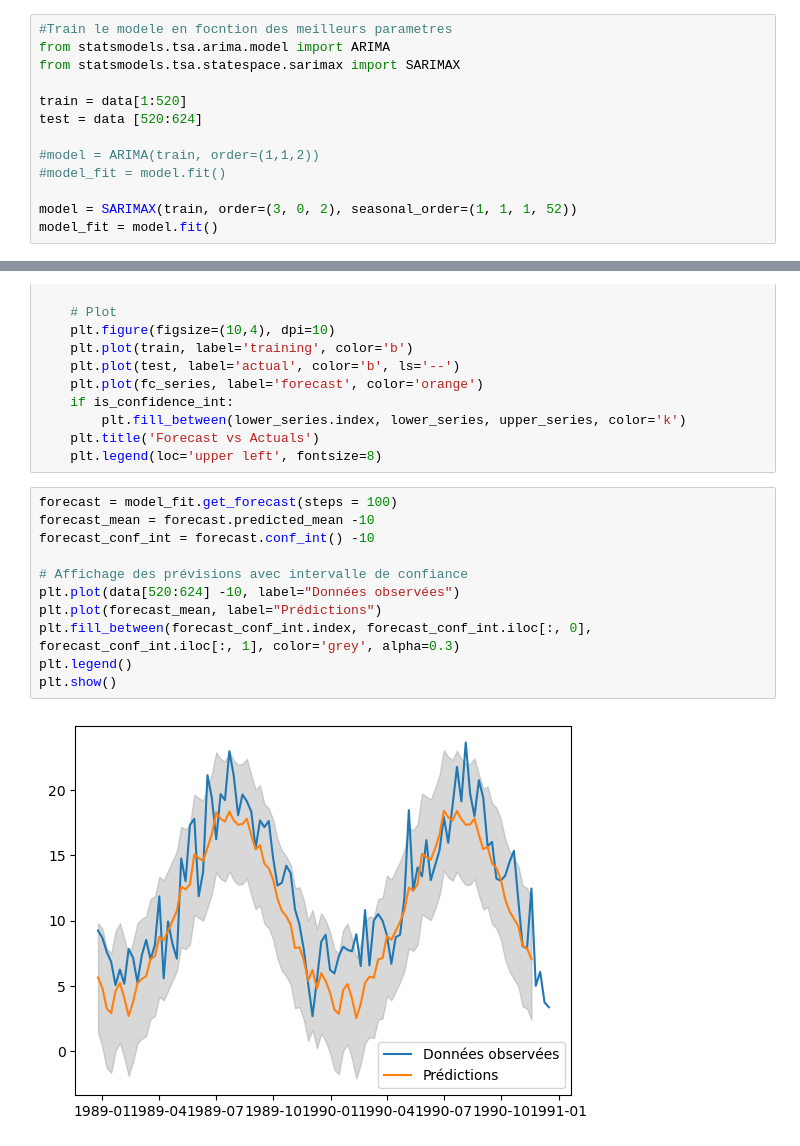
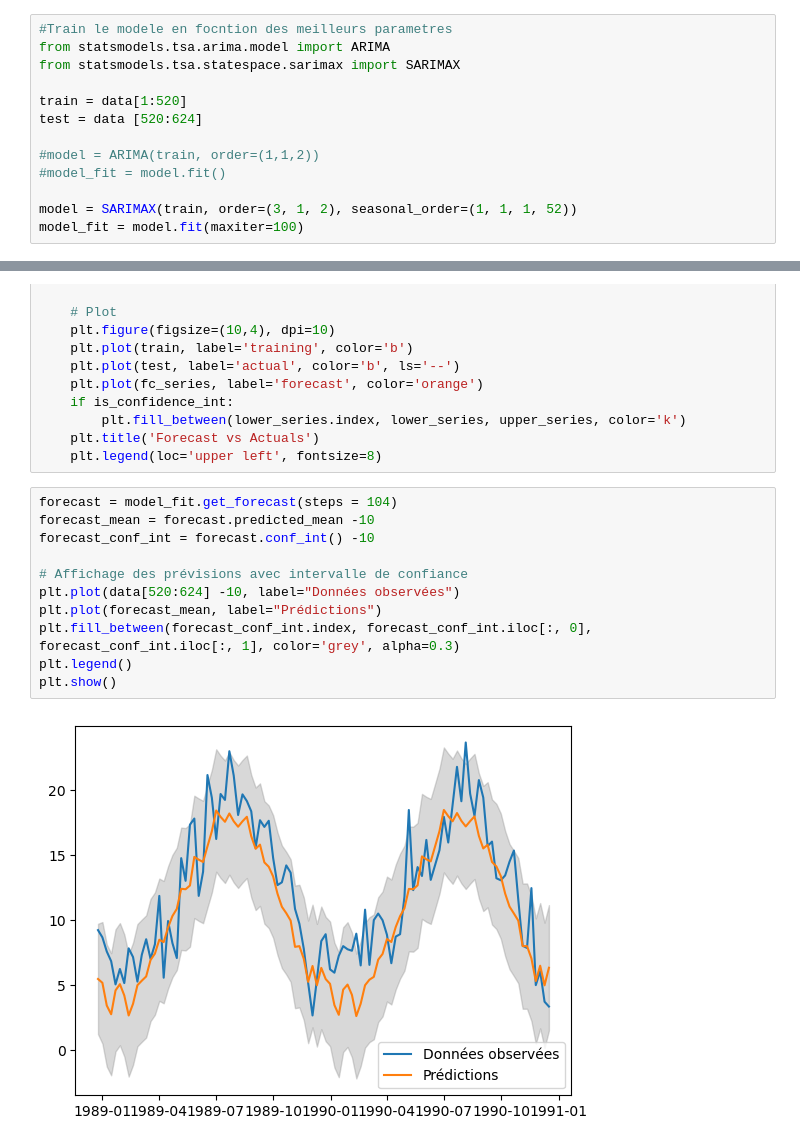
Before and after one commit to Bastien-OC20/StreamWeather, a Jupyter notebook: TpTemporelle.ipynb, the cells around one changed output, grey strips where cells are left out. Cells and saved outputs as stored; diff of their text form.

```diff
--- a/TpTemporelle.ipynb
+++ b/TpTemporelle.ipynb
@@ -162,8 +142,8 @@ test = data [520:624]
 #model = ARIMA(train, order=(1,1,2))
 #model_fit = model.fit()
 
-model = SARIMAX(train, order=(3, 0, 2), seasonal_order=(1, 1, 1, 52))
-model_fit = model.fit()
+model = SARIMAX(train, order=(3, 1, 2), seasonal_order=(1, 1, 1, 52))
+model_fit = model.fit(maxiter=100)
 # %%
 #Visualisation des residus pour determiner si le modele est robuste
 residuals = model_fit.resid
@@ -198,15 +178,15 @@ def plot_forecast(fc, train, test, upper=None, lower=None):
     plt.title('Forecast vs Actuals')
     plt.legend(loc='upper left', fontsize=8)
 # %%
-forecast = model_fit.get_forecast(steps = 100)
+forecast = model_fit.get_forecast(steps = 104)
 forecast_mean = forecast.predicted_mean -10
 forecast_conf_int = forecast.conf_int() -10
 
 # Affichage des prévisions avec intervalle de confiance
 plt.plot(data[520:624] -10, label="Données observées")
 plt.plot(forecast_mean, label="Prédictions")
 plt.fill_between(forecast_conf_int.index, forecast_conf_int.iloc[:, 0], forecast_conf_int.iloc[:, 1], color='grey', alpha=0.3)
 plt.legend()
 plt.show()
 # %% [output]
-[figure, old version]
+[figure, new version]
```
Also changed, not shown: parts of 3 cells of this notebook.
